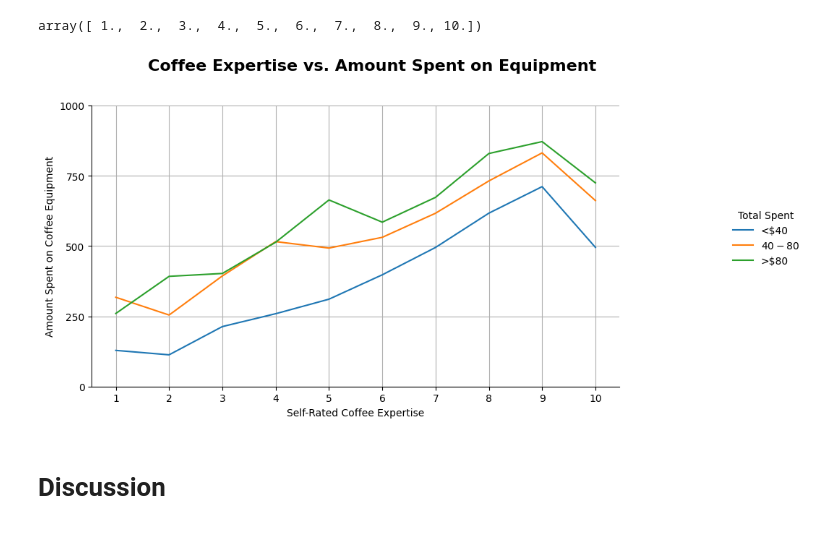
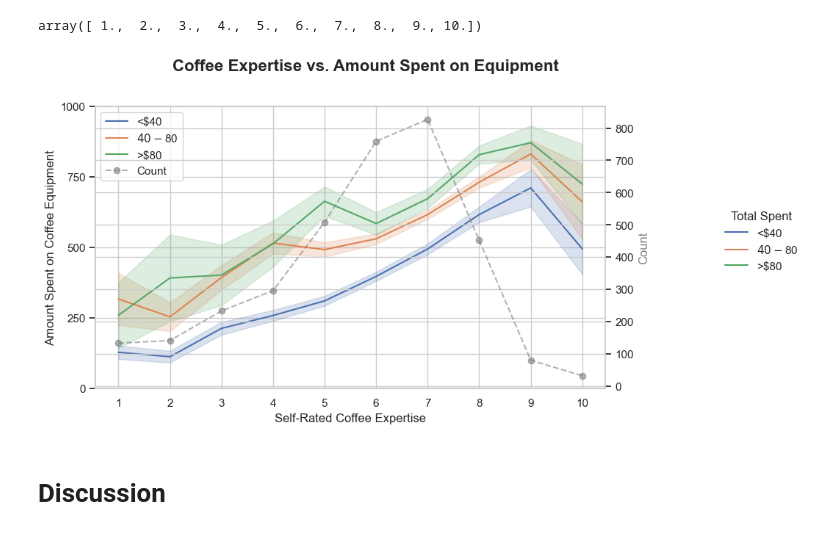
Before and after one commit to Bancob/DSS5201, a Jupyter notebook: dss5201_coffee_report_manual_version.ipynb, the cells around one changed output. Saved outputs shown, nothing was run; the diff lists cells and outputs as text; code cells hidden in the pictures.

Commit message:
changed figure3 add a secondary y-axis to illustrate the numbers of each rating

```diff
--- a/dss5201_coffee_report_manual_version.ipynb
+++ b/dss5201_coffee_report_manual_version.ipynb
@@ -275,23 +275,69 @@ fig_3['spent_equipment'].unique()
 fig_3['expertise'].unique()
 # %% [output]
 array([ 1.,  2.,  3.,  4.,  5.,  6.,  7.,  8.,  9., 10.])
-# %%
-
-g3 = sns.relplot(kind='line',data = fig_3, x = 'expertise' , y = 'spent_equipment',
-               hue = 'Total Spent', hue_order=['<$40', '$40-$80','>$80'],
-               height = 8, aspect = 0.5, errorbar=None)
-g3.set_axis_labels('Self-Rated Coffee Expertise', 'Amount Spent on Coffee Equipment')
-g3.figure.set_size_inches(12, 5)
-g3.figure.suptitle('Coffee Expertise vs. Amount Spent on Equipment',
-                  fontsize = 16, fontweight = 'bold')
-g3.figure.subplots_adjust(top = 0.85)
-
-plt.xticks(ticks= fig_3['expertise'].unique(), labels= [1,2,3,4,5,6,7,8,9,10])
-plt.grid()
-plt.yticks(ticks= [0,250,500,750,1000], labels= [0,250,500,750,1000])
-plt.show()
-# %% [output]
-[figure, removed]
+# %%
+sns.set_theme(style="whitegrid")
+
+g3 = sns.relplot(
+    kind='line',
+    data=fig_3,
+    x='expertise',
+    y='spent_equipment',
+    hue='Total Spent',
+    hue_order=['<$40', '$40-$80','>$80'],
+    height=8,
+    aspect=0.5,
+    errorbar="se"
+)
+
+g3.set_axis_labels(
+    'Self-Rated Coffee Expertise',
+    'Amount Spent on Coffee Equipment'
+)
+
+g3.figure.set_size_inches(12, 5)
+
+g3.figure.suptitle(
+    'Coffee Expertise vs. Amount Spent on Equipment',
+    fontsize=16,
+    fontweight='bold'
+)
+
+g3.figure.subplots_adjust(top=0.85)
+
+ax = g3.ax
+
+count_df = fig_3.groupby('expertise').size().reset_index(name='count')
+
+ax2 = ax.twinx()
+
+ax2.plot(
+    count_df['expertise'],
+    count_df['count'],
+    color='gray',
+    linestyle='--',
+    marker='o',
+    alpha=0.6,
+    label='Count'
+)
+
+
+ax2.set_ylabel("Count", color='gray')
+
+ax.set_xticks(fig_3['expertise'].unique())
+ax.set_xticklabels([1,2,3,4,5,6,7,8,9,10])
+
+ax.set_yticks([0,250,500,750,1000])
+ax.set_yticklabels([0,250,500,750,1000])
+
+lines, labels = ax.get_legend_handles_labels()
+lines2, labels2 = ax2.get_legend_handles_labels()
+
+ax.legend(lines + lines2, labels + labels2)
+
+plt.show()
+# %% [output]
+[figure, added]
 # %% [markdown]
 # Discussion
 # %% [markdown]
```
Also changed, not shown: parts of 2 cells of this notebook, 2 other files.
